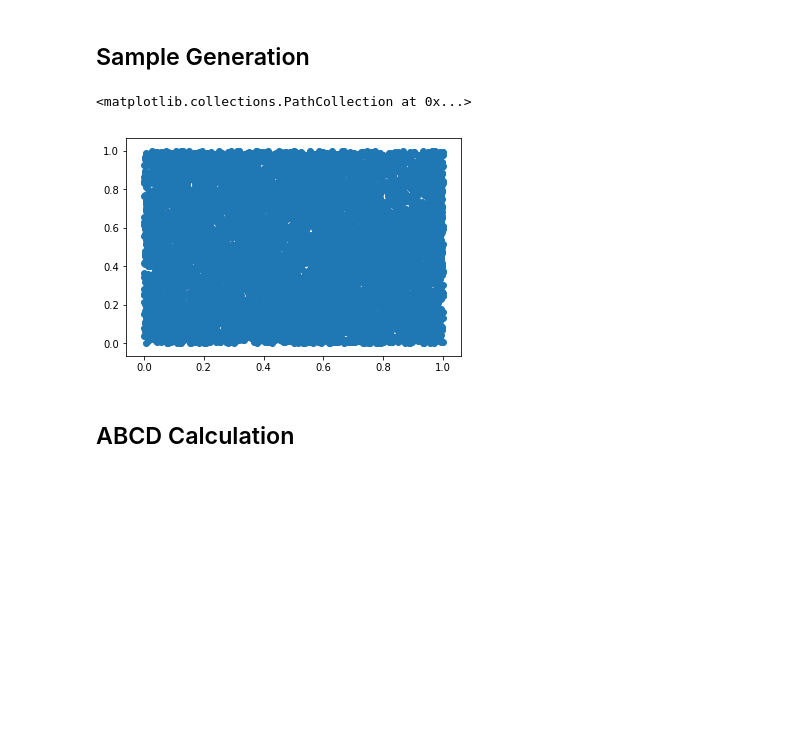
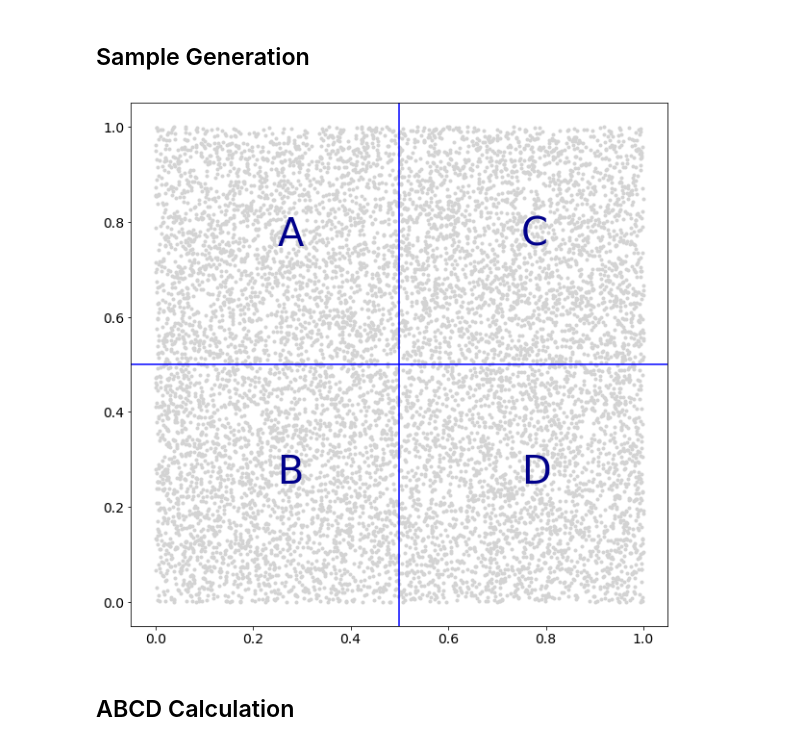
Before and after one commit to ATLASCalRatio/ABCDExplorations, a Jupyter notebook: notebooks/01 - Simple Uncorrelated.ipynb, the cells around one changed output. Saved outputs shown, nothing was run; the diff lists cells and outputs as text; code cells hidden in the pictures; blank space fills up the shorter version.

```diff
--- a/notebooks/01 - Simple Uncorrelated.ipynb
+++ b/notebooks/01 - Simple Uncorrelated.ipynb
@@ -24,6 +24,8 @@ We define ABCD as A in the upper left hand quadrant, B in the lower left hand, C
 import numpy as np
 import pandas as pd
 import matplotlib.pyplot as plt
+# Fot size for titles and axes, default is 10
+plt.rc('font', size=14)
 from scipy.stats import norm
 # %% [markdown]
 ## Sample Generation
@@ -33,10 +35,16 @@ def generate(n):
   return pd.DataFrame(sample_np, columns=['v1', 'v2'])
 # %%
 sample=generate(10000)
-# %%
-plt.scatter(sample['v1'], sample['v2'])
-# %% [output]
-<matplotlib.collections.PathCollection at 0x...>
-[figure, removed]
+# %%
+xcut = 0.5
+ycut = 0.5
+plt.figure(figsize=(10,10))
+plt.plot(sample.v1, sample.v2, '.', c='lightgrey');
+plt.axvline(ycut, c='blue')
+plt.axhline(xcut, c='blue');
+for dx,dy, char in zip([-1,-1,+1,+1],[+1,-1,+1,-1], 'ABCD'):
+    plt.text(xcut+dx*0.25, ycut+dy*0.25, char, fontsize=40, color='darkblue');
+# %% [output]
+[figure, added]
 # %% [markdown]
 ## ABCD Calculation
```
Also changed, not shown: parts of 11 cells of this notebook.
